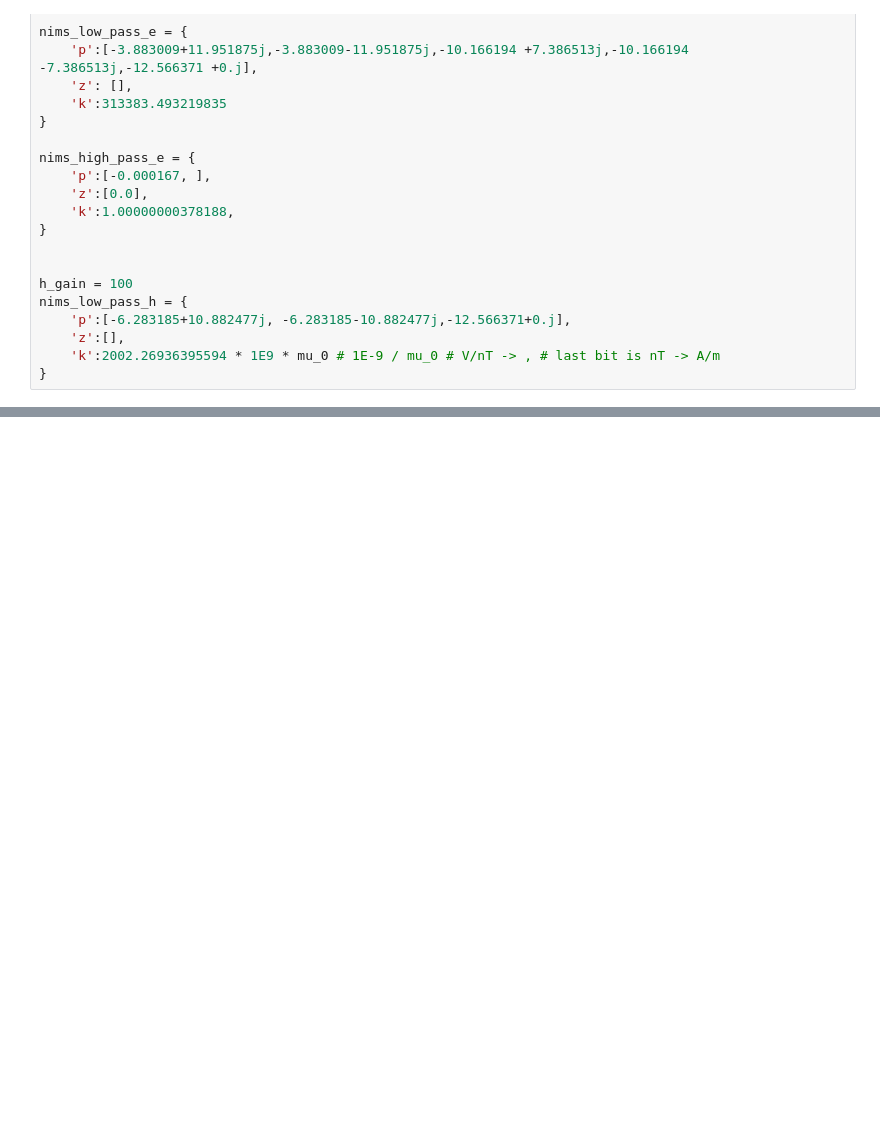
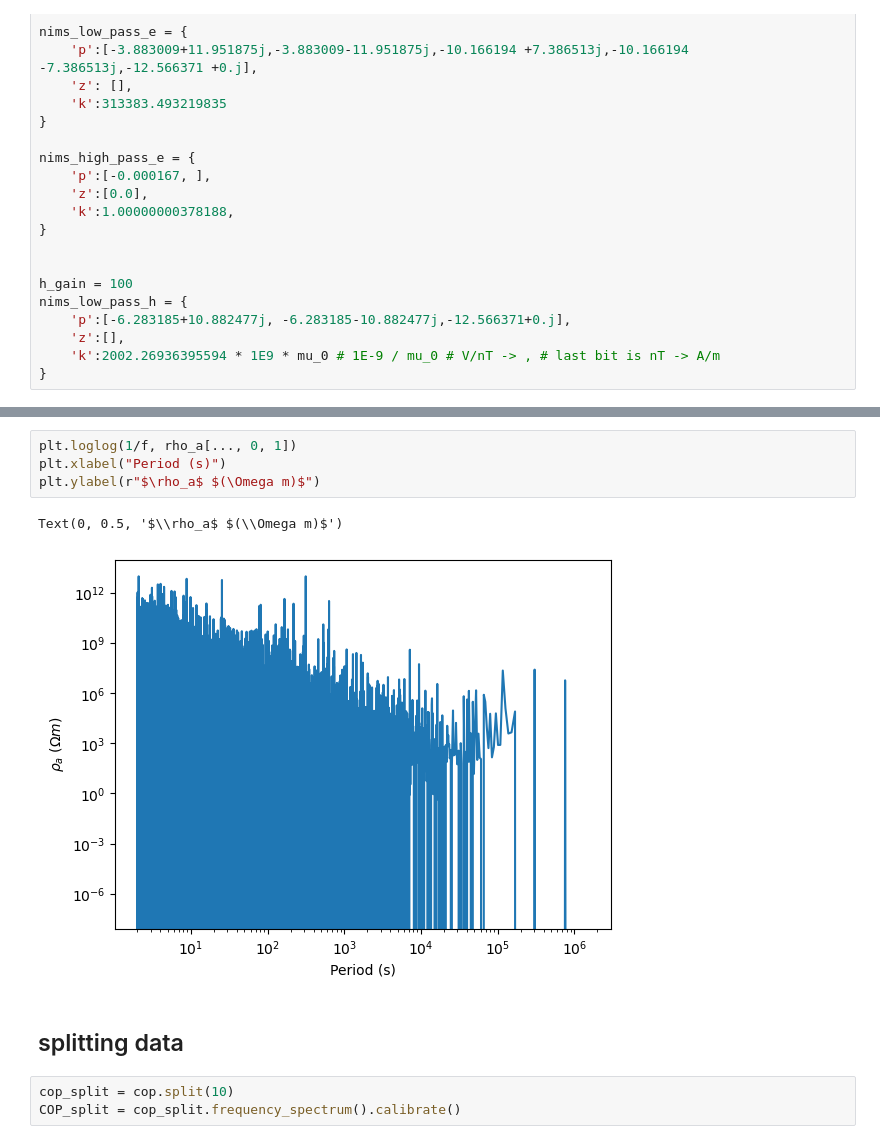
Before and after one commit to jcapriot/gpgn-319, a Jupyter notebook: labs/EM/Lab5.ipynb, the cells around one changed output, grey strips where cells are left out. Drawn from its saved outputs; the diff is of its cells as text; blank space fills up the shorter version.

```diff
--- a/labs/EM/Lab5.ipynb
+++ b/labs/EM/Lab5.ipynb
@@ -109,0 +127,12 @@ coo = mt.MTTimeChannelCollection(ex, ey, hx, hy)
+# %%
+plt.loglog(1/f, rho_a[..., 0, 1])
+plt.xlabel("Period (s)")
+plt.ylabel(r"$\rho_a$ $(\Omega m)$")
+# %% [output]
+Text(0, 0.5, '$\\rho_a$ $(\\Omega m)$')
+[figure, added]
+# %% [markdown]
+## splitting data
+# %%
+cop_split = cop.split(10)
+COP_split = cop_split.frequency_spectrum().calibrate()
```
Also changed, not shown: parts of 35 cells of this notebook, 1 other file.
